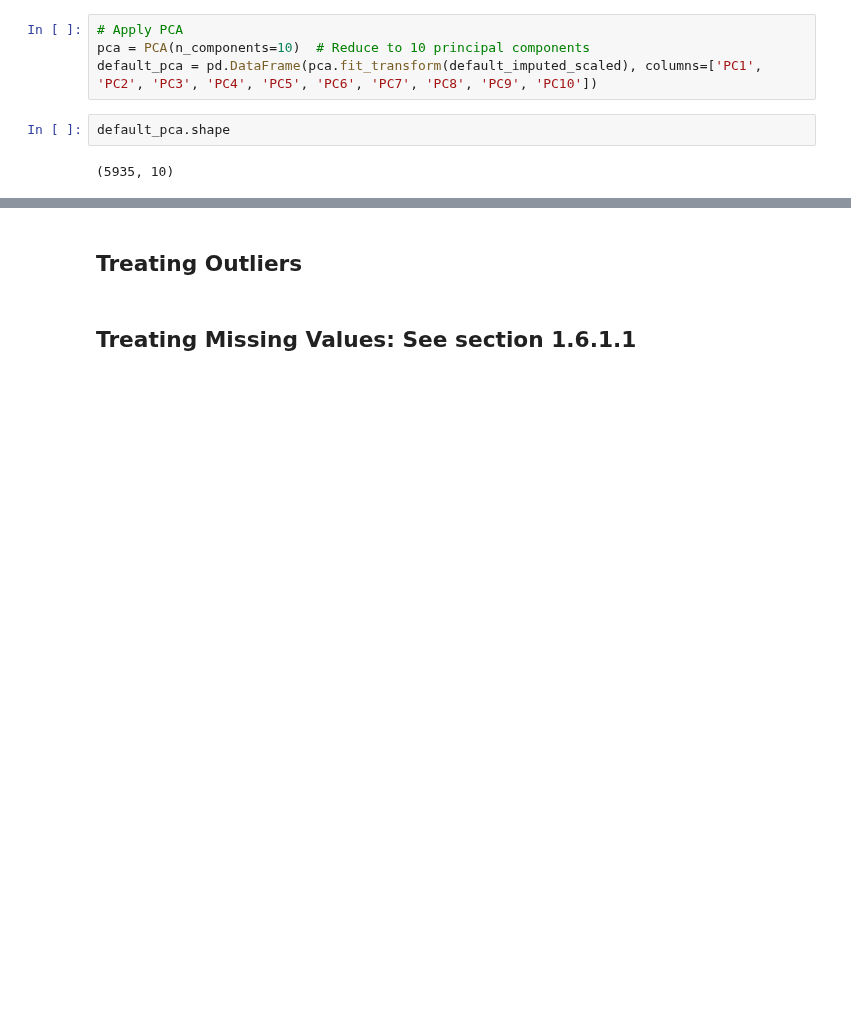
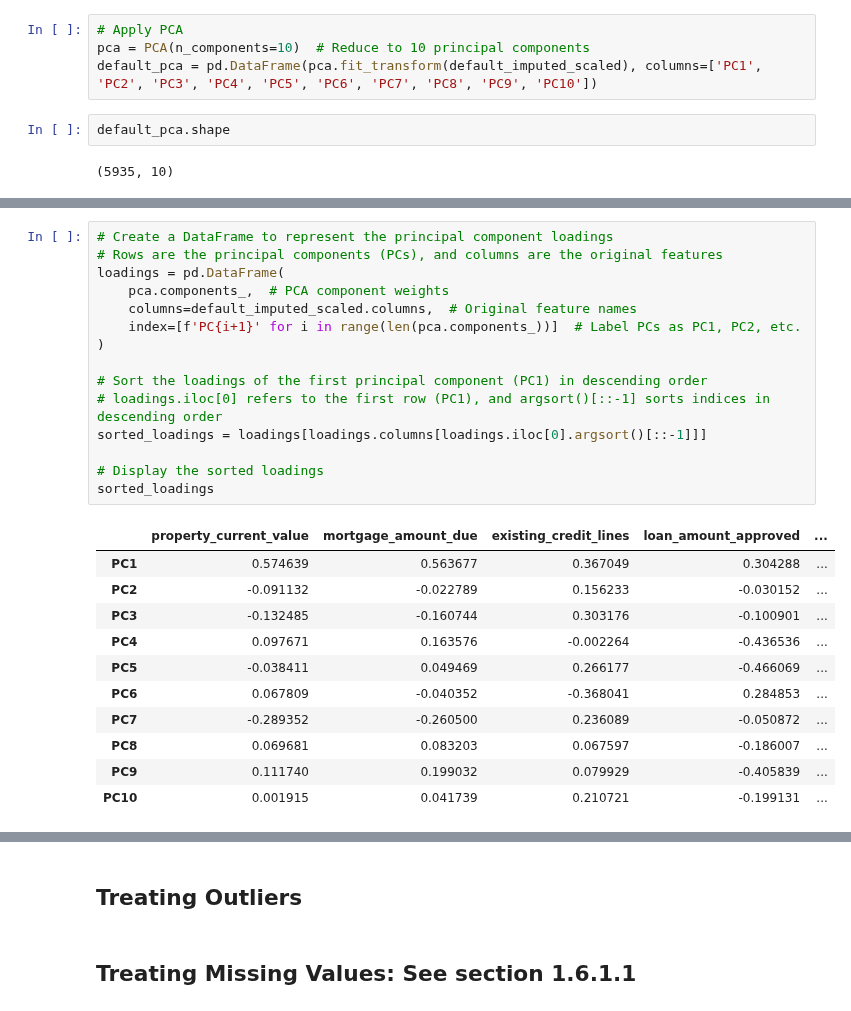
Before and after one commit to vmagar1729/analytiqbit, a Jupyter notebook: notebooks/Capstone_Project_Reference_Notebook_Loan_Default_Prediction_Full_Code.ipynb, the cells around one changed output, grey strips where cells are left out. Drawn from its saved outputs; the diff is of its cells as text; blank space fills up the shorter version.

```diff
--- a/notebooks/Capstone_Project_Reference_Notebook_Loan_Default_Prediction_Full_Code.ipynb
+++ b/notebooks/Capstone_Project_Reference_Notebook_Loan_Default_Prediction_Full_Code.ipynb
@@ -631,0 +644,27 @@ PC10: 5.12%
+# %%
+# Create a DataFrame to represent the principal component loadings
+# Rows are the principal components (PCs), and columns are the original features
+loadings = pd.DataFrame(
+    pca.components_,  # PCA component weights
+    columns=default_imputed_scaled.columns,  # Original feature names
+    index=[f'PC{i+1}' for i in range(len(pca.components_))]  # Label PCs as PC1, PC2, etc.
+)
+
+# Sort the loadings of the first principal component (PC1) in descending order
+# loadings.iloc[0] refers to the first row (PC1), and argsort()[::-1] sorts indices in descending order
+sorted_loadings = loadings[loadings.columns[loadings.iloc[0].argsort()[::-1]]]
+
+# Display the sorted loadings
+sorted_loadings
+# %% [output]
+|  | property_current_value | mortgage_amount_due | existing_credit_lines | loan_amount_approved | ... |
+| PC1 | 0.574639 | 0.563677 | 0.367049 | 0.304288 | ... |
+| PC2 | -0.091132 | -0.022789 | 0.156233 | -0.030152 | ... |
+| PC3 | -0.132485 | -0.160744 | 0.303176 | -0.100901 | ... |
+| PC4 | 0.097671 | 0.163576 | -0.002264 | -0.436536 | ... |
+| PC5 | -0.038411 | 0.049469 | 0.266177 | -0.466069 | ... |
+| PC6 | 0.067809 | -0.040352 | -0.368041 | 0.284853 | ... |
+| PC7 | -0.289352 | -0.260500 | 0.236089 | -0.050872 | ... |
+| PC8 | 0.069681 | 0.083203 | 0.067597 | -0.186007 | ... |
+| PC9 | 0.111740 | 0.199032 | 0.079929 | -0.405839 | ... |
+| PC10 | 0.001915 | 0.041739 | 0.210721 | -0.199131 | ... |
```
Also changed, not shown: parts of 18 cells of this notebook, 1 other file.
